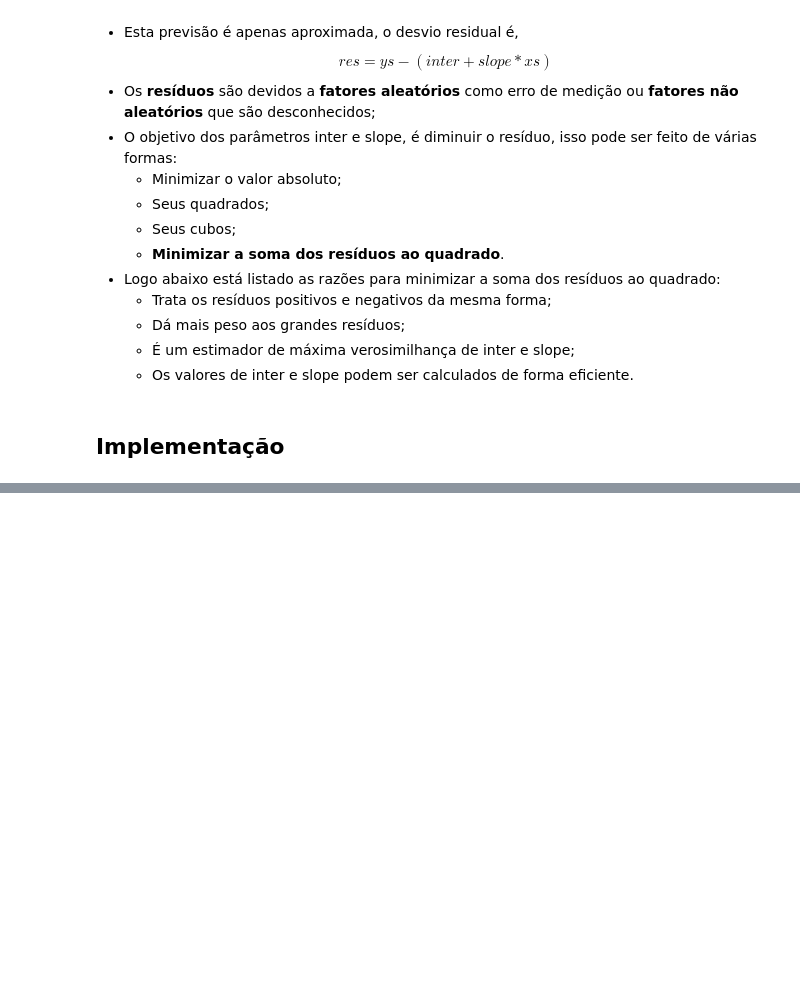
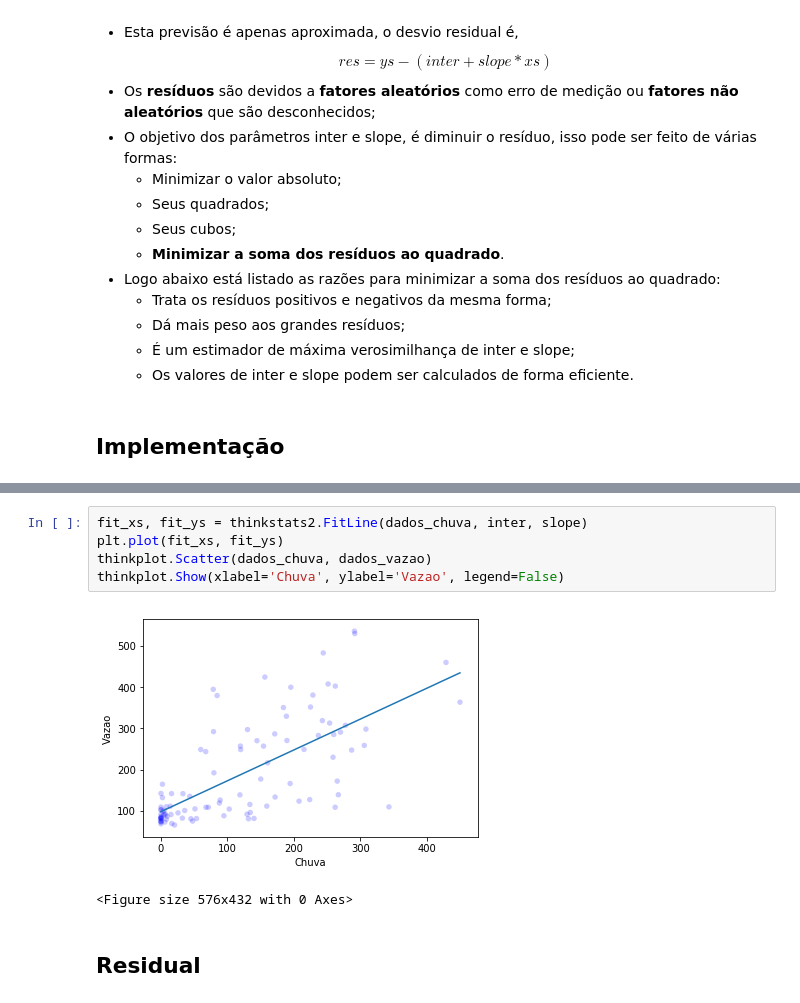
Before and after one commit to clebsonpy/ThinkStats2, a Jupyter notebook: code/Estatística/Cap10_Clebson.ipynb, the cells around one changed output, grey strips where cells are left out. Drawn from its saved outputs; the diff is of its cells as text; blank space fills up the shorter version.

```diff
--- a/code/Estatística/Cap10_Clebson.ipynb
+++ b/code/Estatística/Cap10_Clebson.ipynb
@@ -74,0 +84,10 @@ dados
+# %%
+fit_xs, fit_ys = thinkstats2.FitLine(dados_chuva, inter, slope)
+plt.plot(fit_xs, fit_ys)
+thinkplot.Scatter(dados_chuva, dados_vazao)
+thinkplot.Show(xlabel='Chuva', ylabel='Vazao', legend=False)
+# %% [output]
+[figure, added]
+<Figure size 576x432 with 0 Axes>
+# %% [markdown]
+## Residual
```
Also changed, not shown: parts of 35 cells of this notebook, 2 other files.
